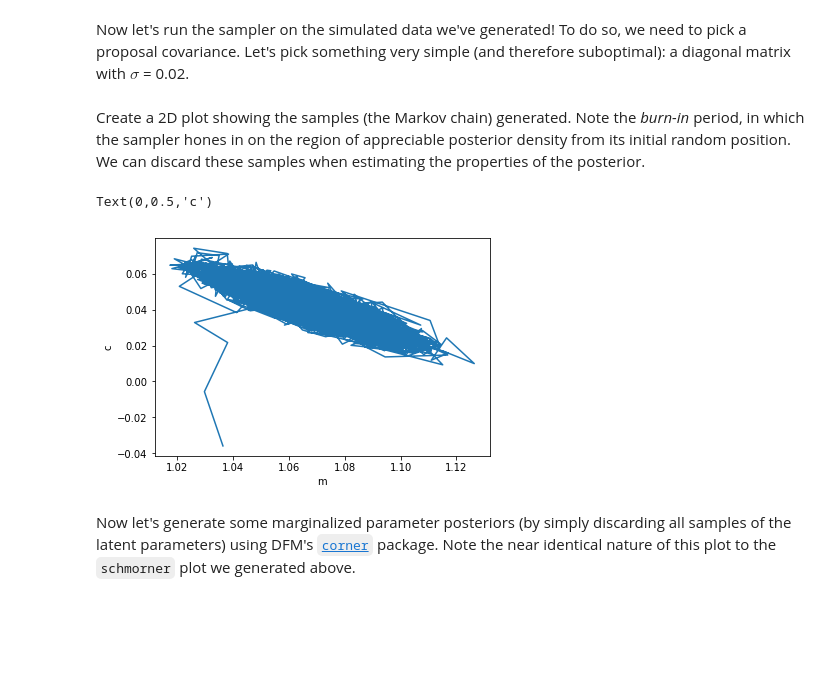
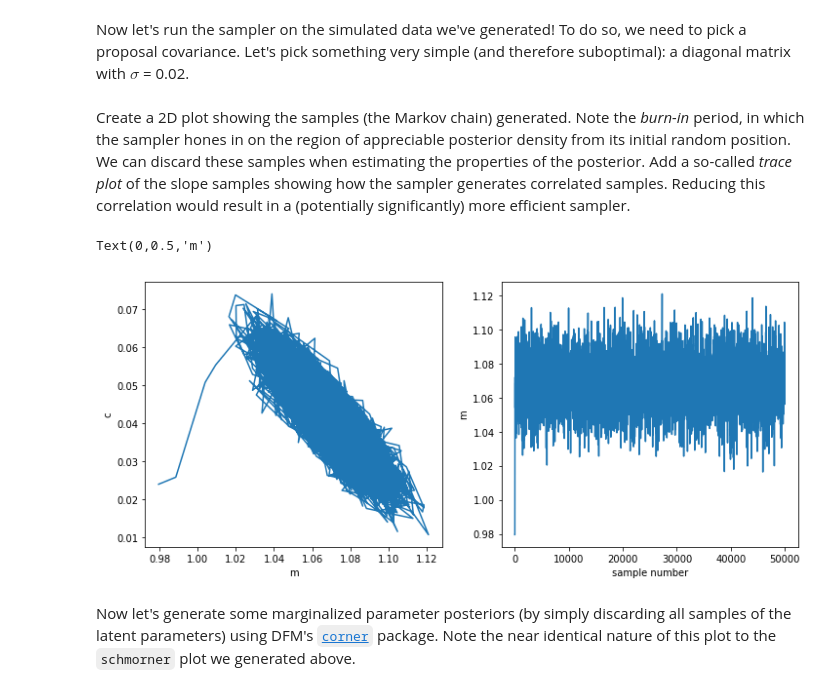
Before and after one commit to sfeeney/ahw19, a Jupyter notebook: ahw_complete.ipynb, the cells around one changed output. Saved outputs shown, nothing was run; the diff lists cells and outputs as text; code cells hidden in the pictures; blank space fills up the shorter version.

```diff
--- a/ahw_complete.ipynb
+++ b/ahw_complete.ipynb
@@ -302,13 +303,17 @@ prop_cov = np.eye(2) * 0.02 ** 2
 samples, ln_posts = mh_sampler(50000, x, y, pars[2], mu_slope, sig_slope, mu_intcpt, sig_intcpt, prop_cov)
 # %% [markdown]
-Create a 2D plot showing the samples (the Markov chain) generated. Note the *burn-in* period, in which the sampler hones in on the region of appreciable posterior density from its initial random position. We can discard these samples when estimating the properties of the posterior.
+Create a 2D plot showing the samples (the Markov chain) generated. Note the *burn-in* period, in which the sampler hones in on the region of appreciable posterior density from its initial random position. We can discard these samples when estimating the properties of the posterior. Add a so-called *trace plot* of the slope samples showing how the sampler generates correlated samples. Reducing this correlation would result in a (potentially significantly) more efficient sampler.
-# %%
-mp.plot(samples[:, 0], samples[:, 1])
-mp.xlabel(par_names[0])
-mp.ylabel(par_names[1])
-# %% [output]
-Text(0,0.5,'c')
-[figure, removed]
+# %%
+fig, axes = mp.subplots(1, 2, figsize=(12, 5))
+axes[0].plot(samples[:, 0], samples[:, 1])
+axes[0].set_xlabel(par_names[0])
+axes[0].set_ylabel(par_names[1])
+axes[1].plot(samples[:, 0])
+axes[1].set_xlabel('sample number')
+axes[1].set_ylabel(par_names[0])
+# %% [output]
+Text(0,0.5,'m')
+[figure, added]
 # %% [markdown]
 Now let's generate some marginalized parameter posteriors (by simply discarding all samples of the latent parameters) using DFM's [`corner`](https://corner.readthedocs.io/en/latest/) package. Note the near identical nature of this plot to the `schmorner` plot we generated above.
 # %%
```
Also changed, not shown: parts of 5 cells of this notebook.
